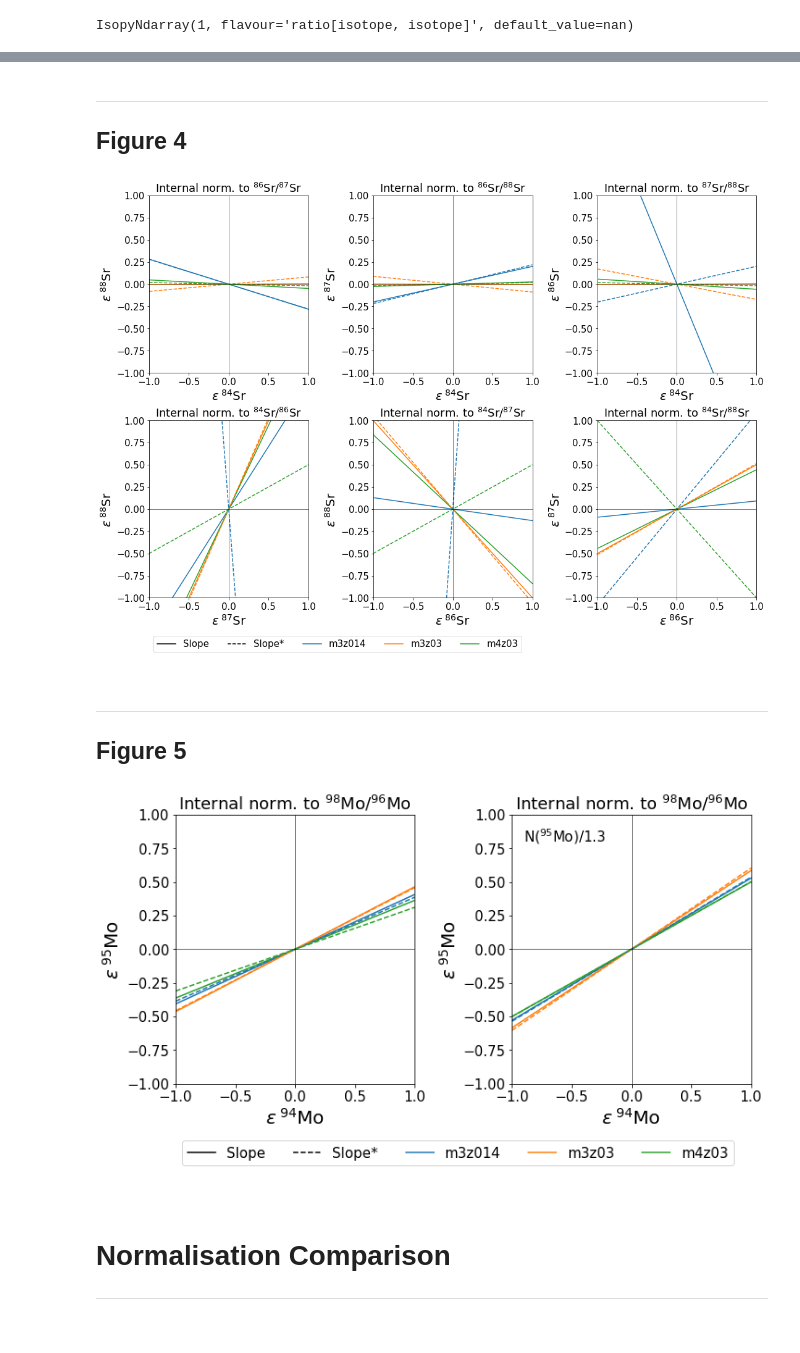
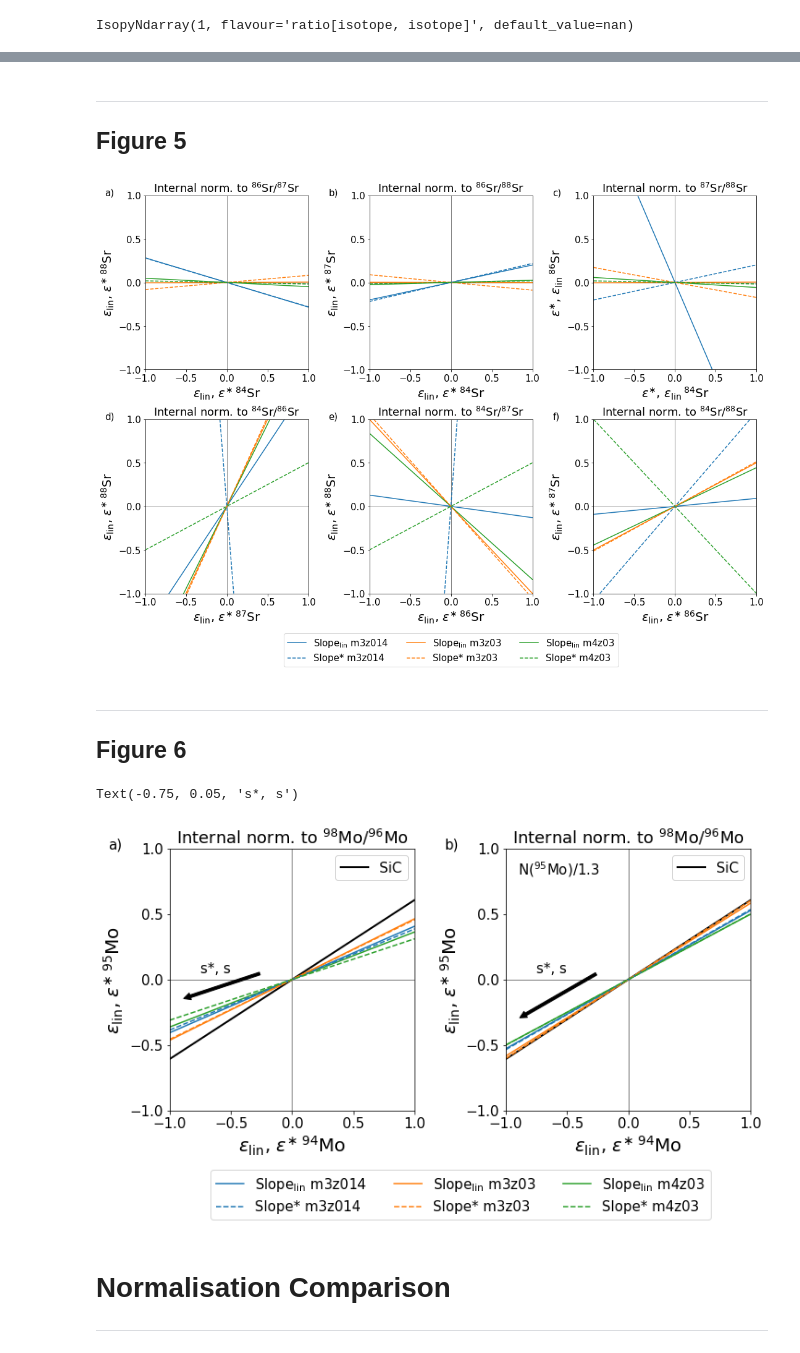
Before and after one commit to mattias-ek/internal_normalisation, a Jupyter notebook: InternalNormalisation.ipynb, the cells around one changed output, grey strips where cells are left out. Saved outputs shown, nothing was run; the diff lists cells and outputs as text; code cells hidden in the pictures.

```diff
--- a/InternalNormalisation.ipynb
+++ b/InternalNormalisation.ipynb
@@ -527,6 +644,6 @@ create_legend(axes.legend, fig3_models['name'], 'Slope', 'Slope*', ncol=3)
 # %% [markdown]
 ---
-## Figure 4
+## Figure 5
 # %%
 fig4_models = select_models(monash_models)
 
@@ -546,45 +663,59 @@ sr48_n = simple_normalisation(fig4_models, '88sr', solar_L09)
 
 axes = create_subplots(6, (-1,3), legend=True, legend_ratio = 0.2)
 
-plot_slope(axes.ax0, '84sr', '88sr', sr67_in, sr67_n, title='Internal norm. to $^{86}$Sr/$^{87}$Sr')
-plot_slope(axes.ax1, '84sr', '87sr', sr68_in, sr68_n, title='Internal norm. to $^{86}$Sr/$^{88}$Sr')
-plot_slope(axes.ax2, '84sr', '86sr', sr78_in, sr78_n, title='Internal norm. to $^{87}$Sr/$^{88}$Sr')
+plot_slope(axes.ax0, '84sr', '88sr', sr67_in, sr67_n, title='Internal norm. to $^{86}$Sr/$^{87}$Sr', epsilon=(EPS_lin, EPS_star))
+plot_slope(axes.ax1, '84sr', '87sr', sr68_in, sr68_n, title='Internal norm. to $^{86}$Sr/$^{88}$Sr', epsilon=(EPS_lin, EPS_star))
+plot_slope(axes.ax2, '84sr', '86sr', sr78_in, sr78_n, title='Internal norm. to $^{87}$Sr/$^{88}$Sr', epsilon=(EPS_star, EPS_lin))
 
-plot_slope(axes.ax3, '87sr', '88sr', sr46_in, sr46_n, title='Internal norm. to $^{84}$Sr/$^{86}$Sr')
-plot_slope(axes.ax4, '86sr', '88sr', sr47_in, sr47_n, title='Internal norm. to $^{84}$Sr/$^{87}$Sr')
-plot_slope(axes.ax5, '86sr', '87sr', sr48_in, sr48_n, title='Internal norm. to $^{84}$Sr/$^{88}$Sr')
+plot_slope(axes.ax3, '87sr', '88sr', sr46_in, sr46_n, title='Internal norm. to $^{84}$Sr/$^{86}$Sr', epsilon=(EPS_lin, EPS_star))
+plot_slope(axes.ax4, '86sr', '88sr', sr47_in, sr47_n, title='Internal norm. to $^{84}$Sr/$^{87}$Sr', epsilon=(EPS_lin, EPS_star))
+plot_slope(axes.ax5, '86sr', '87sr', sr48_in, sr48_n, title='Internal norm. to $^{84}$Sr/$^{88}$Sr', epsilon=(EPS_lin, EPS_star))
 
-create_legend(axes.legend, fig4_models['name'], 'Slope', 'Slope*', ncol=5)
+create_legend(axes.legend, fig4_models['name'], 'Slope$_{\\rm{lin}}$', 'Slope*', ncol=3)
 
 #plt.savefig('Figure4-Sr.pdf')
 # %% [output]
-[figure, old version]
+[figure, new version]
 # %% [markdown]
 ---
-## Figure 5
+## Figure 6
 # %%
 fig5_models1 = select_models(monash_models)
 
 fig5_models2 = select_models(monash_models)
 fig5_models2['abundance']['95mo'] = fig5_models2['abundance']['95mo'] / 1.3
 
 mo86_in = internal_normalisation(fig5_models1, '98mo/96mo', solar_L09)
 mo86_in2 = internal_normalisation(fig5_models2, '98mo/96mo', solar_L09)
 
 mo86_n = simple_normalisation(fig5_models1, '96mo', solar_L09)
 mo86_n2 = simple_normalisation(fig5_models2, '96mo', solar_L09)
 
 axes = create_subplots(2, (1,2), legend=True, legend_ratio = 0.2)
 
-plot_slope(axes.ax0, '94mo', '95mo', mo86_in, mo86_n, title='Internal norm. to $^{98}$Mo/$^{96}$Mo')
-plot_slope(axes.ax1, '94mo', '95mo', mo86_in2, mo86_n2, title='Internal norm. to $^{98}$Mo/$^{96}$Mo')
+isopy.tb.plot_regression(axes.ax0, (0.608, 0), color='black', label='SiC', linewidth=2, label_equation=False)
+isopy.tb.plot_regression(axes.ax1, (0.608, 0), color='black', label='SiC', linewidth=2, label_equation=False)
+
+axes.ax0.legend()
+axes.ax1.legend()
+
+plot_slope(axes.ax0, '94mo', '95mo', mo86_in, mo86_n, title='Internal norm. to $^{98}$Mo/$^{96}$Mo', epsilon=(EPS_lin, EPS_star))
+plot_slope(axes.ax1, '94mo', '95mo', mo86_in2, mo86_n2, title='Internal norm. to $^{98}$Mo/$^{96}$Mo', epsilon=(EPS_lin, EPS_star))
+
+create_legend(axes.legend, fig5_models1['name'], 'Slope$_{\\rm{lin}}$', 'Slope*', ncol=3)
+
 axes.ax1.annotate('N($^{95}$Mo)/1.3', (0.05, 0.9), xycoords='axes fraction')
 
-create_legend(axes.legend, fig5_models1['name'], 'Slope', 'Slope*', ncol=5)
+axes.ax0.annotate('', (-0.9, -0.15), (-0.25, 0.05), arrowprops=dict(arrowstyle='simple', color='black'))
+axes.ax0.annotate('s*, s', (-0.75, 0.05))
+
+axes.ax1.annotate('', (-0.9, -0.3), (-0.25, 0.05), arrowprops=dict(arrowstyle='simple', color='black'))
+axes.ax1.annotate('s*, s', (-0.75, 0.05))
 
 #plt.savefig('Figure5-Mo.pdf')
 # %% [output]
+Text(-0.75, 0.05, 's*, s')
-[figure, old version]
+[figure, new version]
 # %% [markdown]
 # Normalisation Comparison
 ---
```
Also changed, not shown: parts of 22 cells of this notebook, 5 other files.
